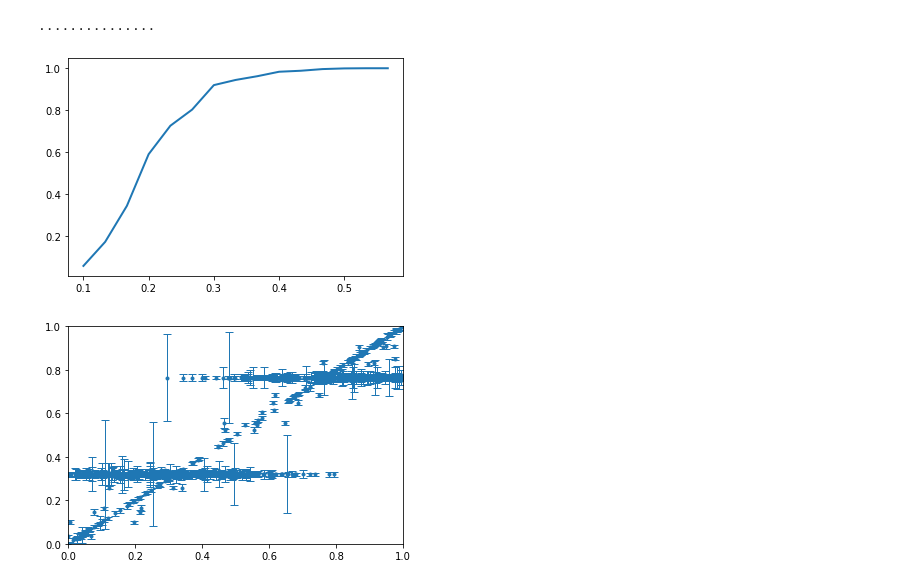
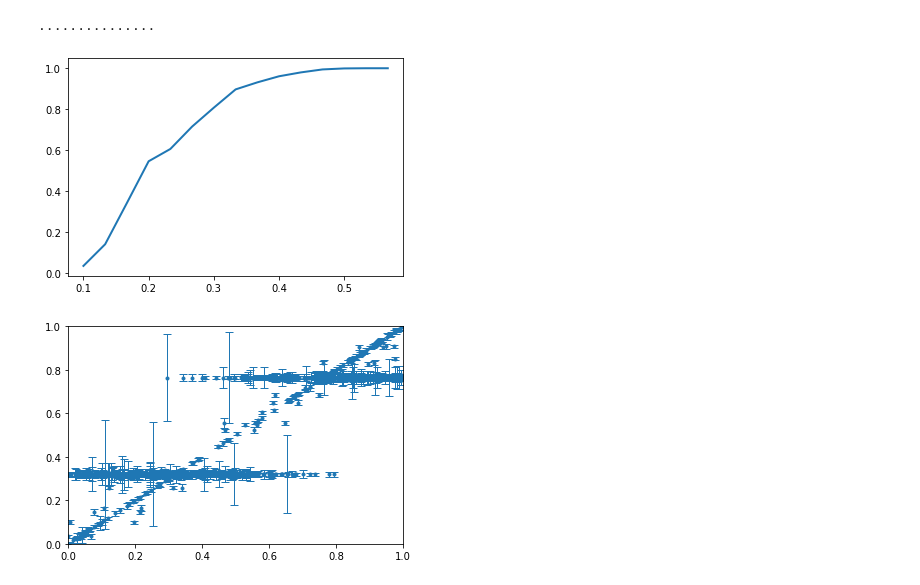
Before and after one commit to jacdals97/CSN_project, a Jupyter notebook: deffuant_effective_network.ipynb, the cells around one changed output. Saved outputs shown, nothing was run; the diff lists cells and outputs as text; code cells hidden in the pictures.

```diff
--- a/deffuant_effective_network.ipynb
+++ b/deffuant_effective_network.ipynb
@@ -145,7 +150,9 @@ def dispersion_index(G):
 
 
 # computes the avg value of a metric over a range of d values in a given net type and fixed convergence
-def metric_d_plot_data(metric, net_type, net_order, iterations, sample_size, num_points, init_d, final_d, convergence, rng):
+def metric_d_plot_data(metric, net_type, net_order, symmetric_updating, iterations,\
+                       sample_size, num_points, init_d, final_d, convergence, rng):
+
     # initialize vector with data
     metric_avgs = np.zeros(num_points)
     # initialize vector with x-axis points
@@ -160,7 +167,8 @@ def metric_d_plot_data(metric, net_type, net_order, iterations, sample_size, num
             # generate network sample
             initial_net = get_net(net_type, net_order, rng)
 
-            final_net = simulate_deffuant_model(initial_net, iterations, d[i], convergence, fast_mode=True, rng=rng)
+            final_net = simulate_deffuant_model(initial_net, iterations, d[i], convergence,\
+                                                symmetric_updating=symmetric_updating, fast_mode=True, rng=rng)
 
             # add metric to data vect so that we can compute the avg
             metric_avgs[i] += metric(final_net)
@@ -173,7 +181,9 @@ def metric_d_plot_data(metric, net_type, net_order, iterations, sample_size, num
 
 
 # computes the avg evolution of a metric in the deffuant model with fixed parameters in a given net type and fixed convergence
-def metric_evol_plot_data(metric, net_type, net_order, iterations, sample_size, d, convergence, rng):
+def metric_evol_plot_data(metric, net_type, net_order, symmetric_updating,\
+                          iterations, sample_size, d, convergence, rng):
+
     # initialize vector with data
     metric_avgs = np.zeros(iterations)
 
@@ -183,7 +193,8 @@ def metric_evol_plot_data(metric, net_type, net_order, iterations, sample_size,
         # generate network sample
         initial_net = get_net(net_type, net_order, rng)
 
-        nets = simulate_deffuant_model(initial_net, iterations, d, convergence, fast_mode=False, rng=rng)
+        nets = simulate_deffuant_model(initial_net, iterations, d, convergence,\
+                                       symmetric_updating=symmetric_updating, fast_mode=False, rng=rng)
 
         # add metric of every net so that we can compute the avg
         metric_avgs = metric_avgs + np.array([metric(net) for net in nets])
@@ -210,18 +221,18 @@ def opinion_change_plot_data(network, iterations, d, convergence, rng):
 # %%
 # PLOT METRIC AT DIFFERENT VALUES OF D
 
 rng = np.random.default_rng(42)
 
-x, y = metric_d_plot_data(metric=dispersion_index, net_type='scale_free', net_order=500, iterations=10000,\
-                            sample_size=5, num_points=15, init_d=0.1, final_d=0.6, convergence=0.3, rng=rng)
+x, y = metric_d_plot_data(metric=dispersion_index, net_type='scale_free', net_order=900, symmetric_updating=True,
+                          iterations=10000, sample_size=5, num_points=15, init_d=0.1, final_d=0.6, convergence=0.3, rng=rng)
 
 fig, ax = plt.subplots()
 ax.plot(x, y, linewidth=2.0)
 
 plt.show()
 # %% [output]
 ...............
-[figure, old version]
+[figure, new version]
 # %%
 # OPINION CHANGE PLOT (requires many iterations)
 
```
Also changed, not shown: parts of 6 cells of this notebook.
